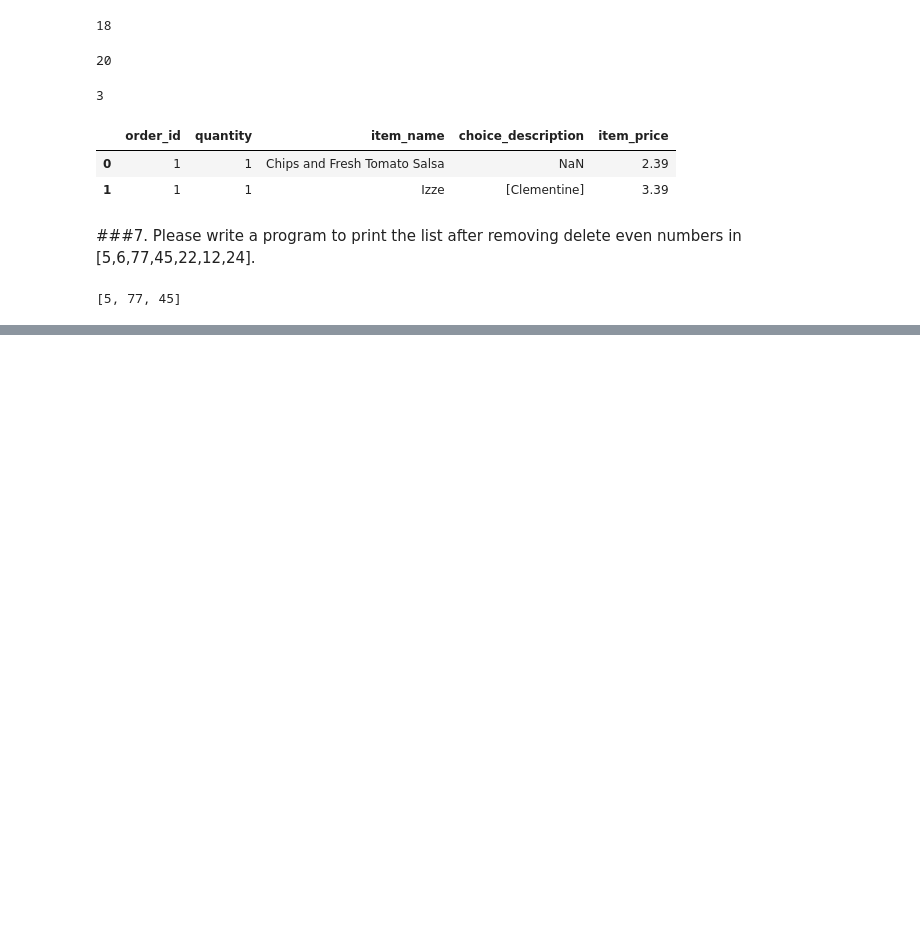
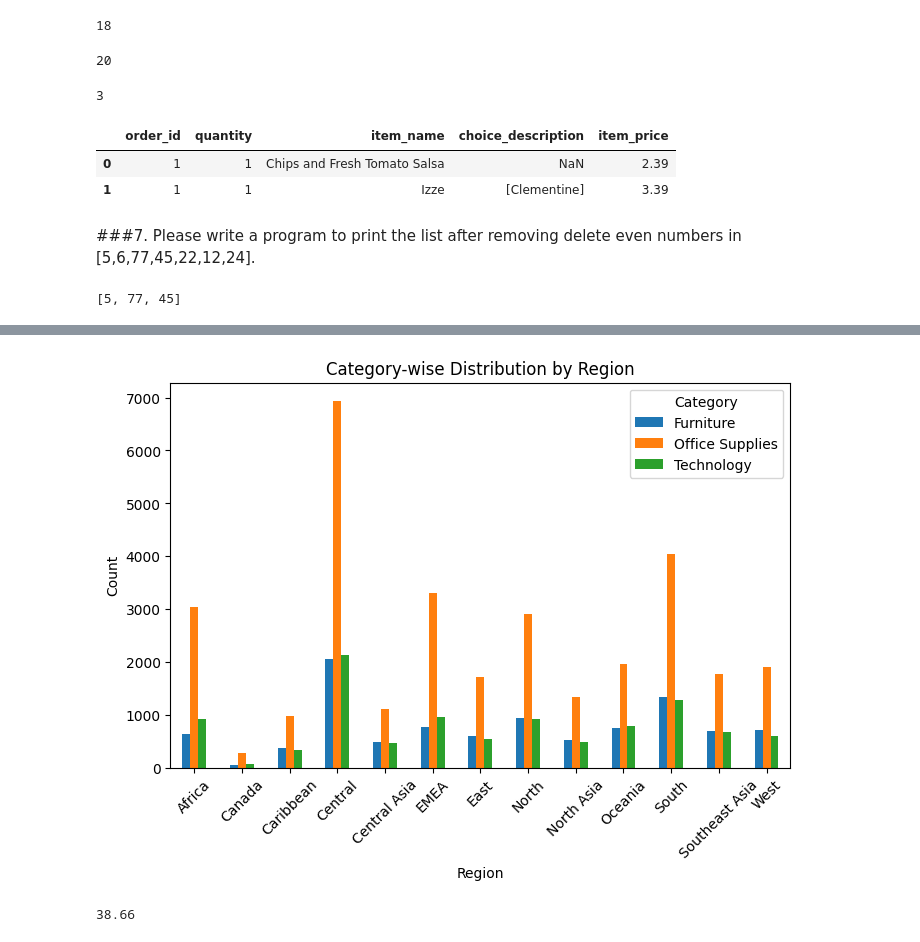
Before and after one commit to NITianHarsh/PythonLearning, a Jupyter notebook: SolutionToPython.ipynb, the cells around one changed output, grey strips where cells are left out. Saved outputs shown, nothing was run; the diff lists cells and outputs as text; code cells hidden in the pictures; blank space fills up the shorter version.

```diff
--- a/SolutionToPython.ipynb
+++ b/SolutionToPython.ipynb
@@ -772,0 +783,3 @@ new_lis
+# %%
+df4 = pd.read_excel('/content/Global_Superstore2.xlsx')
+df4.head()
@@ -772,0 +805,6 @@ new_lis
+# %%
+df4['Sales Bucket'] = pd.qcut(
+    df4['Sales'],
+    q=4,
+    labels=['Bucket 1', 'Bucket 2', 'Bucket 3', 'Bucket 4']
+)
@@ -772,0 +861,21 @@ new_lis
+# %%
+import matplotlib.pyplot as plt
+grouped = (
+    df4.groupby(['Region', 'Category'])
+      .size()
+      .reset_index(name='Count')
+)
+# %%
+pivot_df = grouped.pivot(
+    index='Region',
+    columns='Category',
+    values='Count'
+).fillna(0)
+# %%
+pivot_df.plot(kind='bar', figsize=(8,5))
+plt.ylabel('Count')
+plt.title('Category-wise Distribution by Region')
+plt.xticks(rotation=45)
+plt.show()
+# %% [output]
+[figure, added]
@@ -772,0 +889,4 @@ new_lis
+# %%
+find_angle(4,5)
+# %% [output]
+38.66
```
Also changed, not shown: parts of 11 cells of this notebook.
